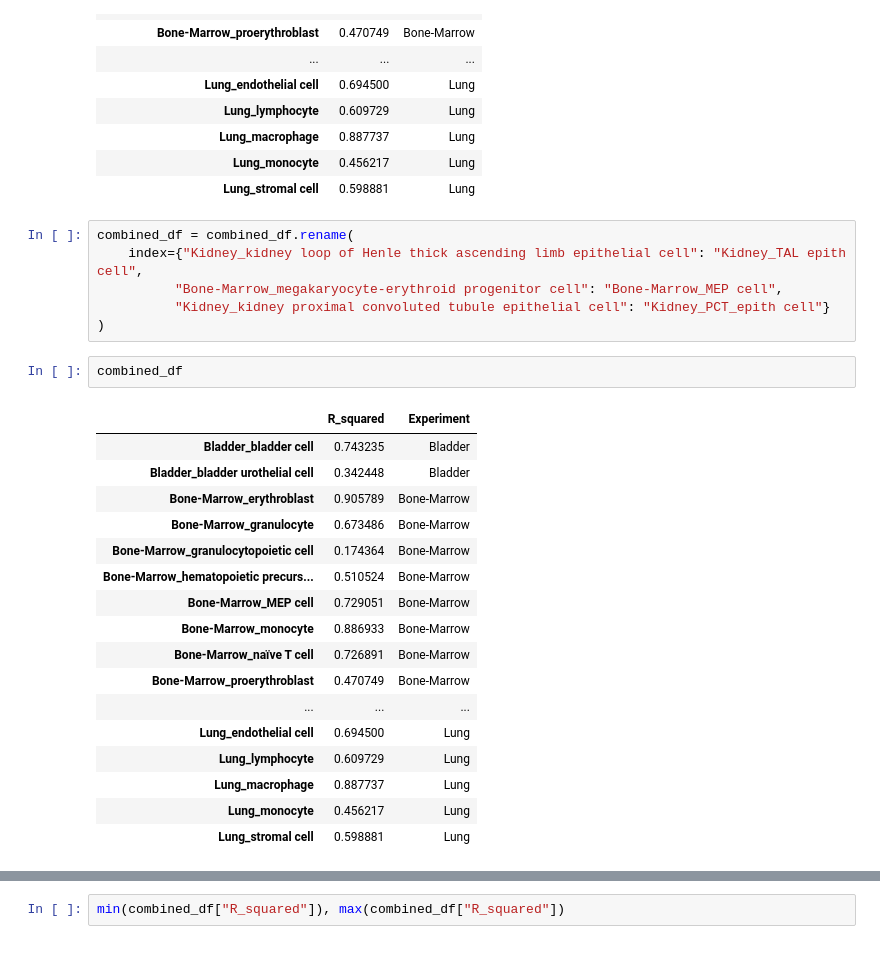
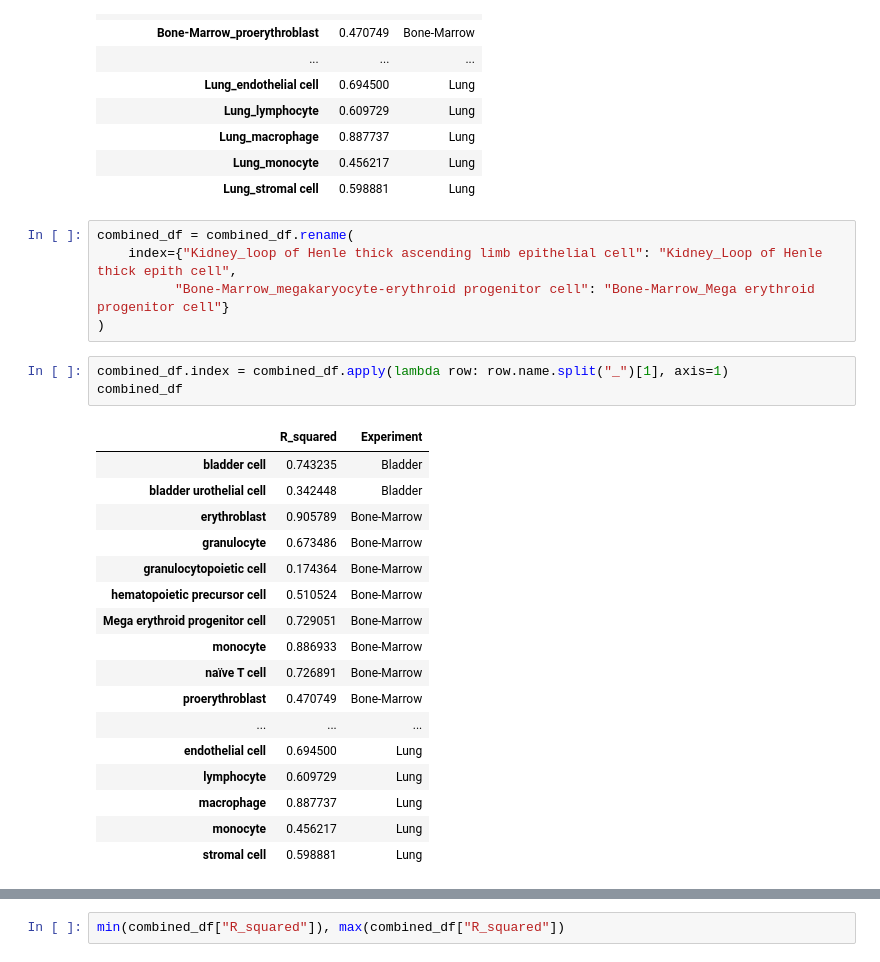
Before and after one commit to DaisyCuttie/scMLEAge, a Jupyter notebook: analysis/R_Squards_Summary.ipynb, the cells around one changed output, grey strips where cells are left out. Saved outputs shown, nothing was run; the diff lists cells and outputs as text.

```diff
--- a/analysis/R_Squards_Summary.ipynb
+++ b/analysis/R_Squards_Summary.ipynb
@@ -65,27 +65,27 @@ combined_df
 | Lung_stromal cell | 0.598881 | Lung |
 # %%
 combined_df = combined_df.rename(
-    index={"Kidney_kidney loop of Henle thick ascending limb epithelial cell": "Kidney_TAL epith cell",
-          "Bone-Marrow_megakaryocyte-erythroid progenitor cell": "Bone-Marrow_MEP cell",
-          "Kidney_kidney proximal convoluted tubule epithelial cell": "Kidney_PCT_epith cell"}
+    index={"Kidney_loop of Henle thick ascending limb epithelial cell": "Kidney_Loop of Henle thick epith cell",
+          "Bone-Marrow_megakaryocyte-erythroid progenitor cell": "Bone-Marrow_Mega erythroid progenitor cell"}
 )
 # %%
+combined_df.index = combined_df.apply(lambda row: row.name.split("_")[1], axis=1)
 combined_df
 # %% [output]
 |  | R_squared | Experiment |
-| Bladder_bladder cell | 0.743235 | Bladder |
-| Bladder_bladder urothelial cell | 0.342448 | Bladder |
-| Bone-Marrow_erythroblast | 0.905789 | Bone-Marrow |
-| Bone-Marrow_granulocyte | 0.673486 | Bone-Marrow |
-| Bone-Marrow_granulocytopoietic cell | 0.174364 | Bone-Marrow |
-| Bone-Marrow_hematopoietic precurs... | 0.510524 | Bone-Marrow |
-| Bone-Marrow_MEP cell | 0.729051 | Bone-Marrow |
-| Bone-Marrow_monocyte | 0.886933 | Bone-Marrow |
-| Bone-Marrow_naïve T cell | 0.726891 | Bone-Marrow |
-| Bone-Marrow_proerythroblast | 0.470749 | Bone-Marrow |
+| bladder cell | 0.743235 | Bladder |
+| bladder urothelial cell | 0.342448 | Bladder |
+| erythroblast | 0.905789 | Bone-Marrow |
+| granulocyte | 0.673486 | Bone-Marrow |
+| granulocytopoietic cell | 0.174364 | Bone-Marrow |
+| hematopoietic precursor cell | 0.510524 | Bone-Marrow |
+| Mega erythroid progenitor cell | 0.729051 | Bone-Marrow |
+| monocyte | 0.886933 | Bone-Marrow |
+| naïve T cell | 0.726891 | Bone-Marrow |
+| proerythroblast | 0.470749 | Bone-Marrow |
 | ... | ... | ... |
-| Lung_endothelial cell | 0.694500 | Lung |
-| Lung_lymphocyte | 0.609729 | Lung |
-| Lung_macrophage | 0.887737 | Lung |
-| Lung_monocyte | 0.456217 | Lung |
-| Lung_stromal cell | 0.598881 | Lung |
+| endothelial cell | 0.694500 | Lung |
+| lymphocyte | 0.609729 | Lung |
+| macrophage | 0.887737 | Lung |
+| monocyte | 0.456217 | Lung |
+| stromal cell | 0.598881 | Lung |
```
Also changed, not shown: parts of 2 cells of this notebook, 48 other files.
